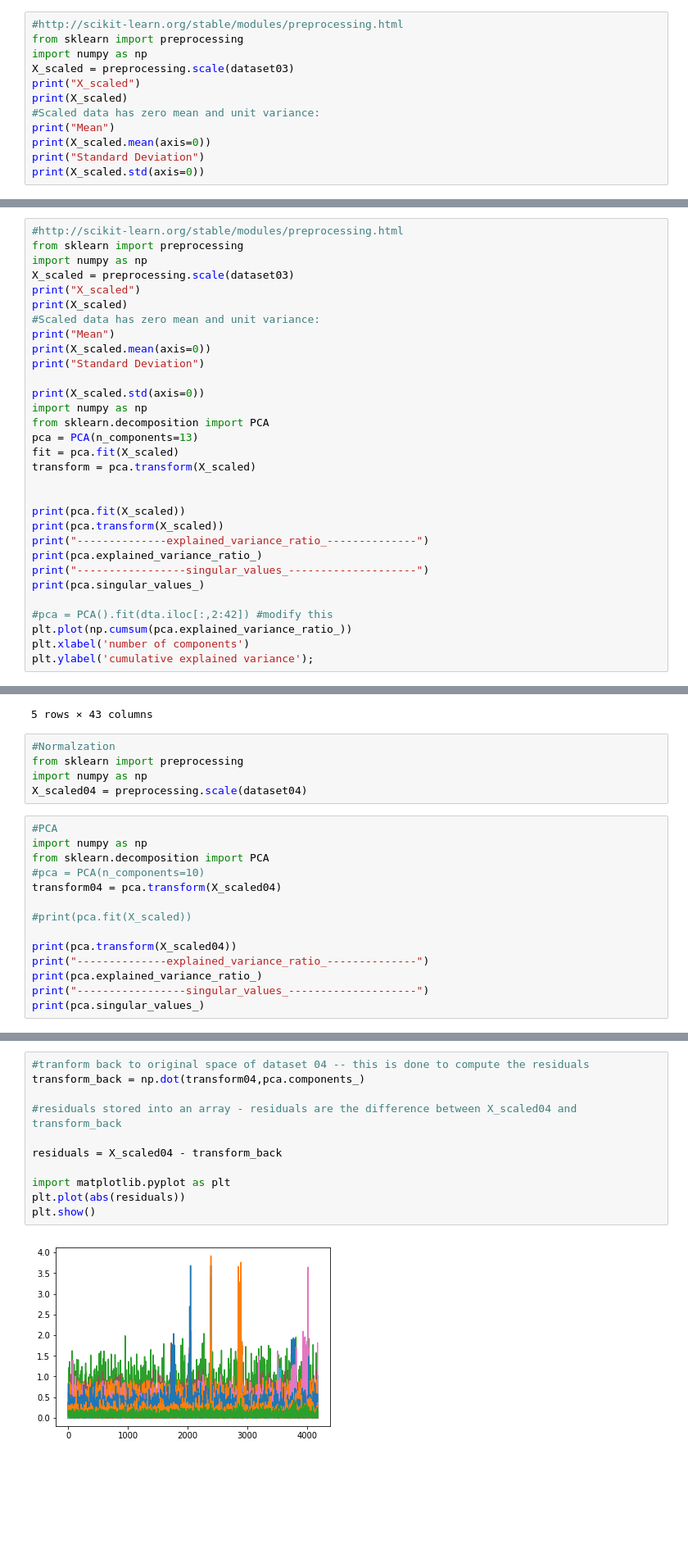
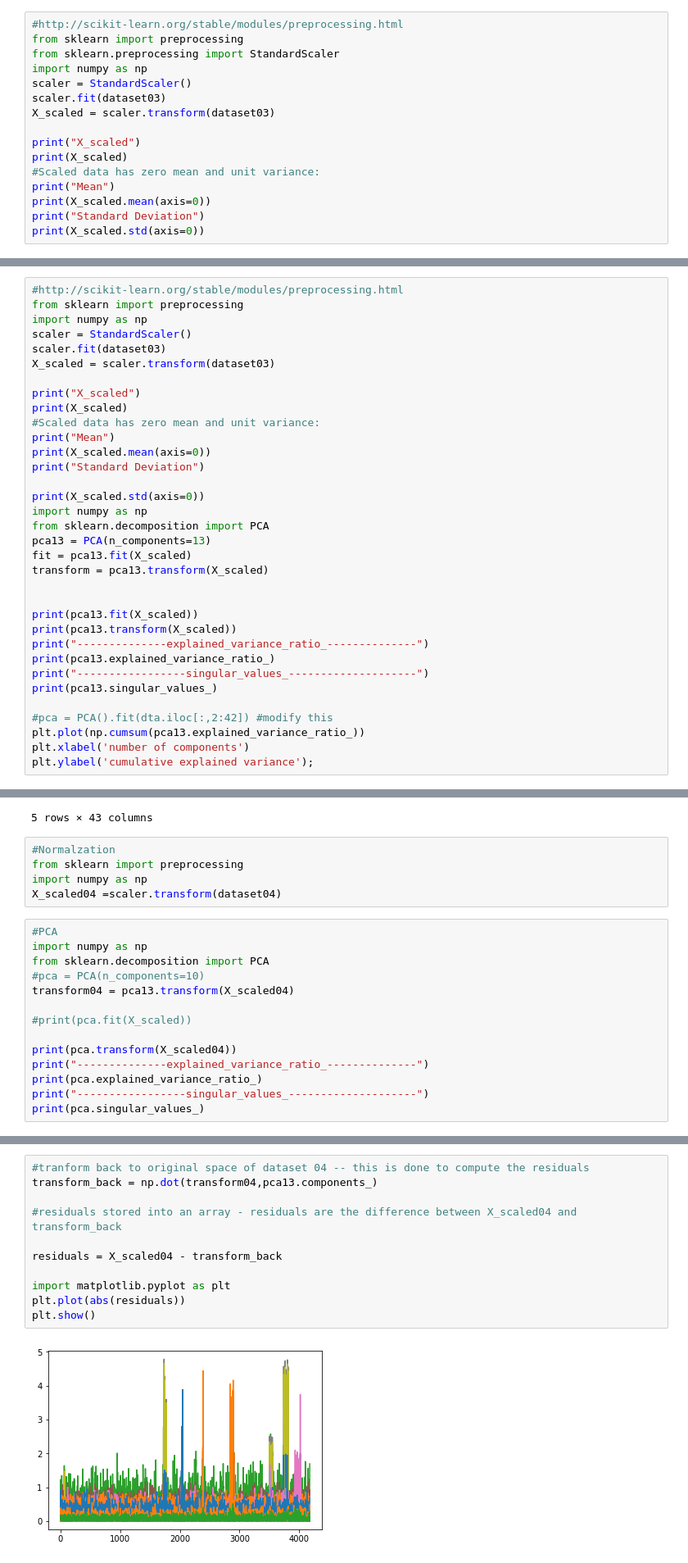
Before and after one commit to enreina/cs4035-lab, a Jupyter notebook: lab2/PCA_task.ipynb, the cells around one changed output, grey strips where cells are left out. Shown at 82% size. Saved outputs shown, nothing was run; the diff lists cells and outputs as text; blank space fills up the shorter version.

```diff
--- a/lab2/PCA_task.ipynb
+++ b/lab2/PCA_task.ipynb
@@ -67,8 +67,12 @@ dataset03.head()
 # %%
 #http://scikit-learn.org/stable/modules/preprocessing.html
 from sklearn import preprocessing
+from sklearn.preprocessing import StandardScaler
 import numpy as np
-X_scaled = preprocessing.scale(dataset03)
+scaler = StandardScaler()
+scaler.fit(dataset03)
+X_scaled = scaler.transform(dataset03)
+
 print("X_scaled")
 print(X_scaled)
 #Scaled data has zero mean and unit variance:
@@ -144,7 +160,10 @@ let us try the PCA for n_components for 10,11,12,13,14,15 as we see visually, th
 #http://scikit-learn.org/stable/modules/preprocessing.html
 from sklearn import preprocessing
 import numpy as np
-X_scaled = preprocessing.scale(dataset03)
+scaler = StandardScaler()
+scaler.fit(dataset03)
+X_scaled = scaler.transform(dataset03)
+
 print("X_scaled")
 print(X_scaled)
 #Scaled data has zero mean and unit variance:
@@ -155,20 +174,20 @@ print("Standard Deviation")
 print(X_scaled.std(axis=0))
 import numpy as np
 from sklearn.decomposition import PCA
-pca = PCA(n_components=13)
-fit = pca.fit(X_scaled)
-transform = pca.transform(X_scaled)
+pca13 = PCA(n_components=13)
+fit = pca13.fit(X_scaled)
+transform = pca13.transform(X_scaled)
 
 
-print(pca.fit(X_scaled))
-print(pca.transform(X_scaled))
+print(pca13.fit(X_scaled))
+print(pca13.transform(X_scaled))
 print("--------------explained_variance_ratio_--------------")
-print(pca.explained_variance_ratio_)
+print(pca13.explained_variance_ratio_)
 print("-----------------singular_values_--------------------")
-print(pca.singular_values_)
+print(pca13.singular_values_)
 
 #pca = PCA().fit(dta.iloc[:,2:42]) #modify this
-plt.plot(np.cumsum(pca.explained_variance_ratio_))
+plt.plot(np.cumsum(pca13.explained_variance_ratio_))
 plt.xlabel('number of components')
 plt.ylabel('cumulative explained variance');
 # %% [output]
@@ -213,13 +232,13 @@ dataset04.head()
 #Normalzation
 from sklearn import preprocessing
 import numpy as np
-X_scaled04 = preprocessing.scale(dataset04)
+X_scaled04 =scaler.transform(dataset04)
 # %%
 #PCA
 import numpy as np
 from sklearn.decomposition import PCA
 #pca = PCA(n_components=10)
-transform04 = pca.transform(X_scaled04)
+transform04 = pca13.transform(X_scaled04)
 
 #print(pca.fit(X_scaled))
 
@@ -260,13 +328,13 @@ plt.show()
 # %%
 #tranform back to original space of dataset 04 -- this is done to compute the residuals
-transform_back = np.dot(transform04,pca.components_)
+transform_back = np.dot(transform04,pca13.components_)
 
 #residuals stored into an array - residuals are the difference between X_scaled04 and transform_back
 
 residuals = X_scaled04 - transform_back
 
 import matplotlib.pyplot as plt
 plt.plot(abs(residuals))
 plt.show()
 # %% [output]
-[figure, old version]
+[figure, new version]
```
Also changed, not shown: parts of 11 cells of this notebook.
